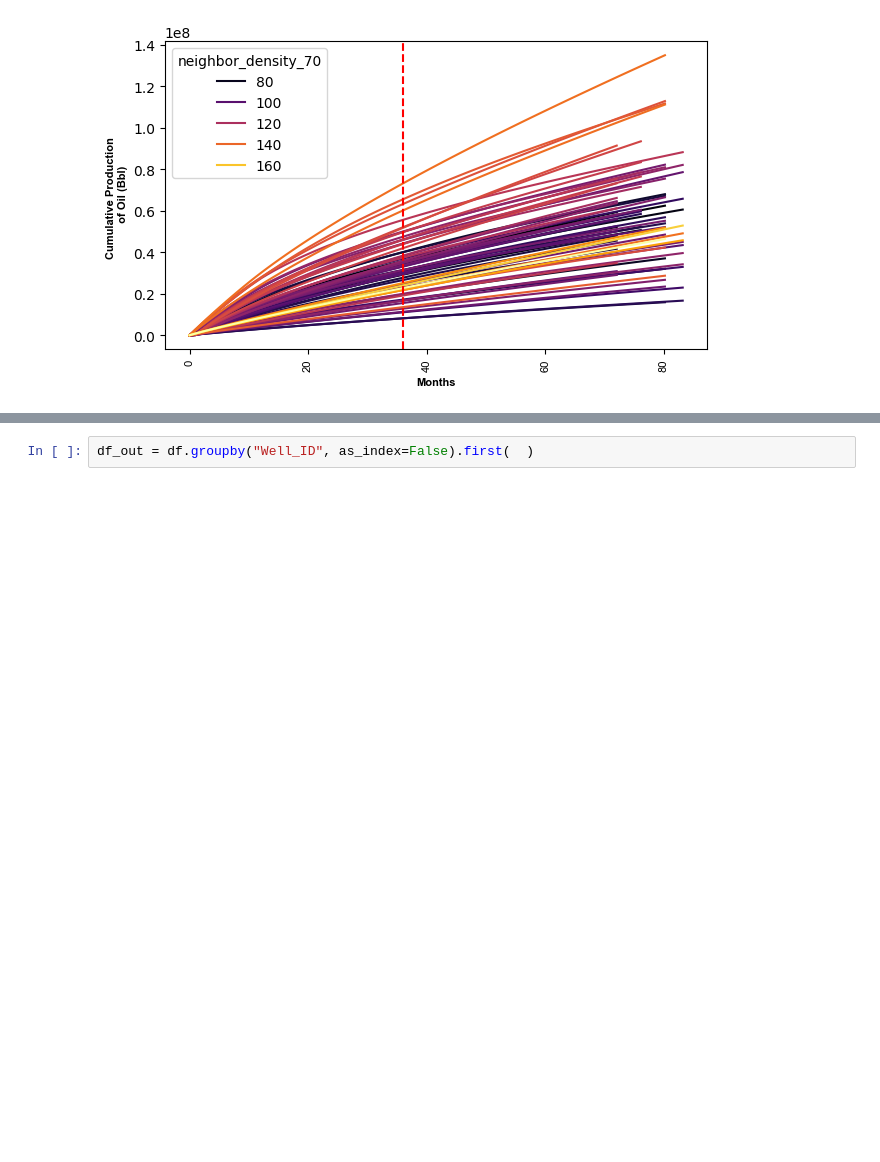
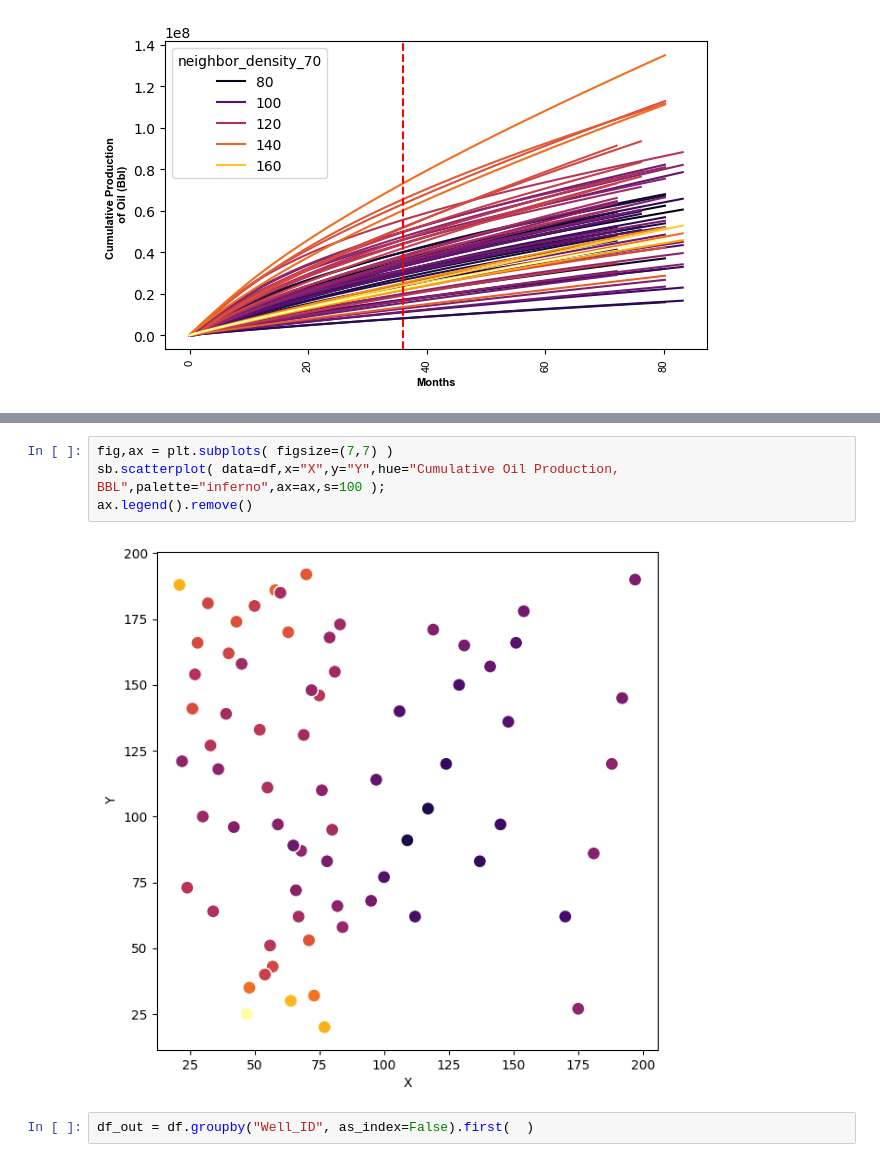
Before and after one commit to acmontesh/Energ-AI-z, a Jupyter notebook: Production_analysis.ipynb, the cells around one changed output, grey strips where cells are left out. Cells and saved outputs as stored; diff of their text form; blank space fills up the shorter version.

```diff
--- a/Production_analysis.ipynb
+++ b/Production_analysis.ipynb
@@ -228,3 +228,9 @@ sb.scatterplot( data=df,x="X",y="Y",hue="cumulative_3y",palette="inferno",ax=ax,
+# %%
+fig,ax = plt.subplots( figsize=(7,7) )
+sb.scatterplot( data=df,x="X",y="Y",hue="Cumulative Oil Production, BBL",palette="inferno",ax=ax,s=100 );
+ax.legend().remove()
+# %% [output]
+[figure, added]
 # %%
 df_out = df.groupby("Well_ID", as_index=False).first(  )
 # %%
```
Also changed, not shown: parts of 1 cell of this notebook.
